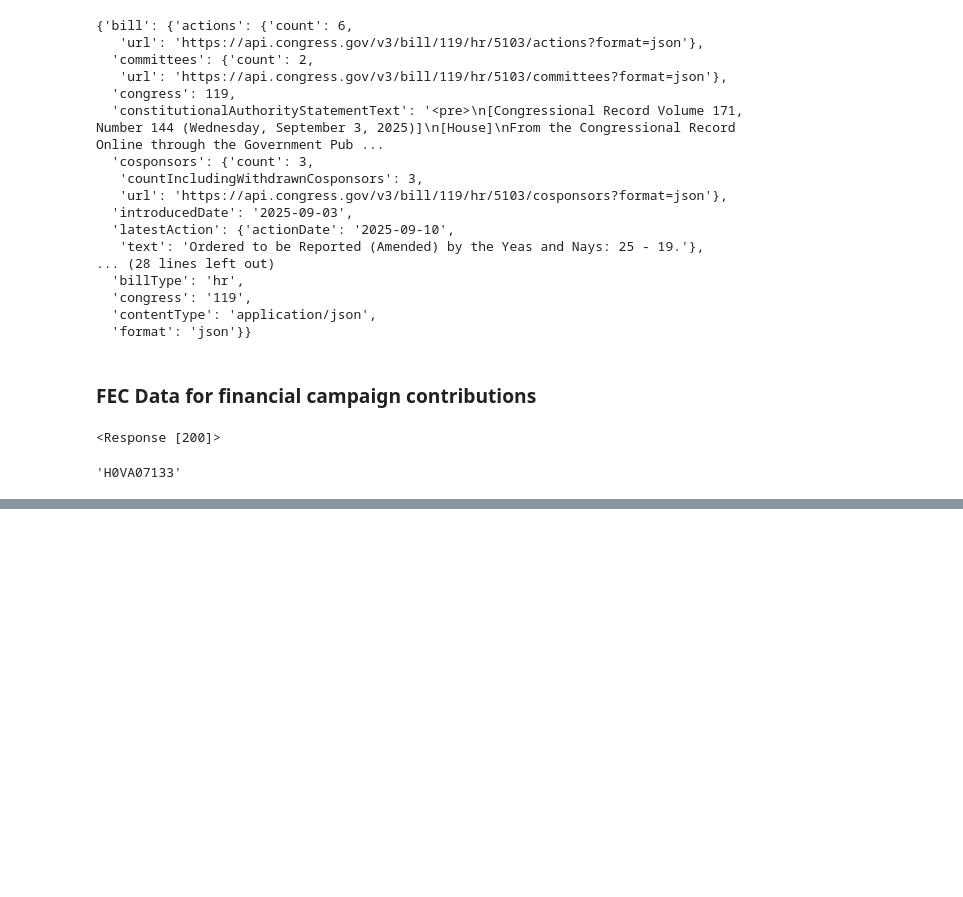
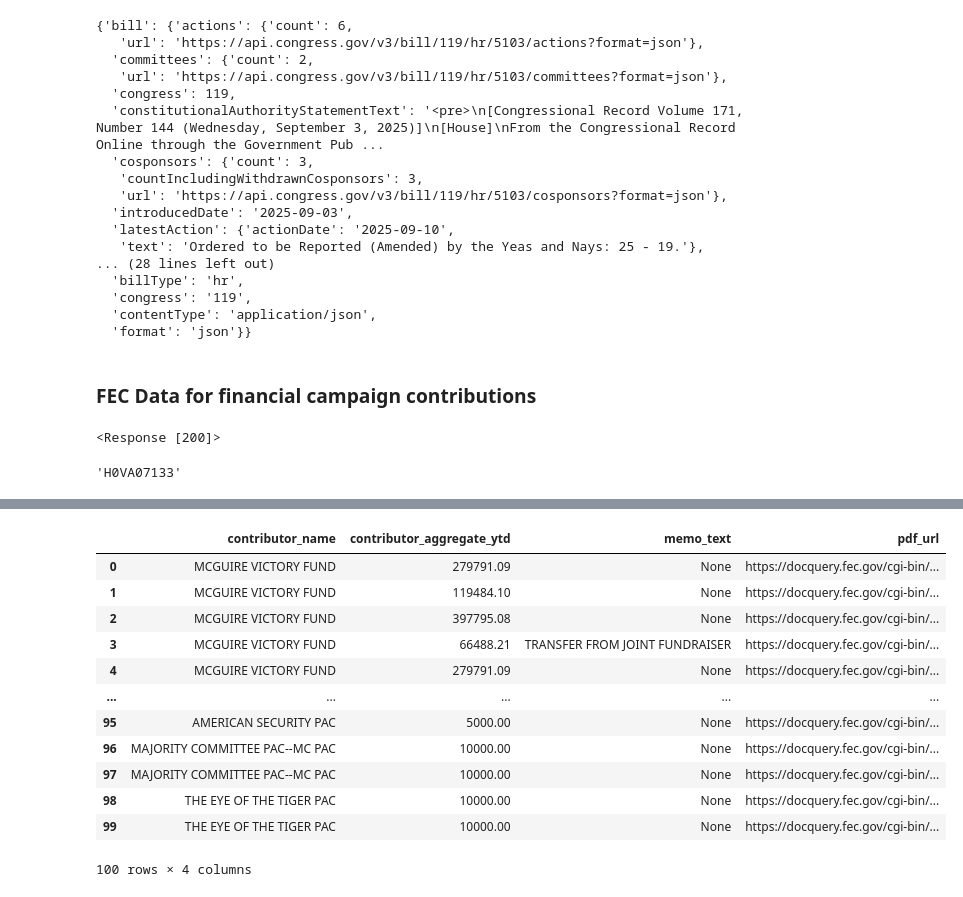
Before and after one commit to ziqian1215/DS-6600, a Jupyter notebook: notebooks/congressapi.ipynb, the cells around one changed output, grey strips where cells are left out. Saved outputs shown, nothing was run; the diff lists cells and outputs as text; code cells hidden in the pictures; blank space fills up the shorter version.

Commit message:
Add pagination to the FEC API call

```diff
--- a/notebooks/congressapi.ipynb
+++ b/notebooks/congressapi.ipynb
@@ -203,0 +238,2 @@ r.json()
+# %%
+lastindex = r.json()['pagination']['last_indexes']
@@ -203,0 +245,3 @@ r.json()
+# %%
+params['last_contribution_receipt_amount']=lastindex['last_contribution_receipt_amount']
+params['last_index']=lastindex['last_index']
@@ -203,0 +255,21 @@ r.json()
+# %%
+contrib_dict = [{'contributor_name': x['contributor_name'],
+                'contributor_aggregate_ytd': x['contributor_aggregate_ytd'],
+                'memo_text': x['memo_text'],
+                'pdf_url': x['pdf_url']} for x in r.json()['results']]
+
+pd.DataFrame(contrib_dict)
+# %% [output]
+|  | contributor_name | contributor_aggregate_ytd | memo_text | pdf_url |
+| 0 | MCGUIRE VICTORY FUND | 279791.09 | None | https://docquery.fec.gov/cgi-bin/... |
+| 1 | MCGUIRE VICTORY FUND | 119484.10 | None | https://docquery.fec.gov/cgi-bin/... |
+| 2 | MCGUIRE VICTORY FUND | 397795.08 | None | https://docquery.fec.gov/cgi-bin/... |
+| 3 | MCGUIRE VICTORY FUND | 66488.21 | TRANSFER FROM JOINT FUNDRAISER | https://docquery.fec.gov/cgi-bin/... |
+| 4 | MCGUIRE VICTORY FUND | 279791.09 | None | https://docquery.fec.gov/cgi-bin/... |
+| ... | ... | ... | ... | ... |
+| 95 | AMERICAN SECURITY PAC | 5000.00 | None | https://docquery.fec.gov/cgi-bin/... |
+| 96 | MAJORITY COMMITTEE PAC--MC PAC | 10000.00 | None | https://docquery.fec.gov/cgi-bin/... |
+| 97 | MAJORITY COMMITTEE PAC--MC PAC | 10000.00 | None | https://docquery.fec.gov/cgi-bin/... |
+| 98 | THE EYE OF THE TIGER PAC | 10000.00 | None | https://docquery.fec.gov/cgi-bin/... |
+| 99 | THE EYE OF THE TIGER PAC | 10000.00 | None | https://docquery.fec.gov/cgi-bin/... |
+100 rows × 4 columns
```
Also changed, not shown: parts of 10 cells of this notebook.
